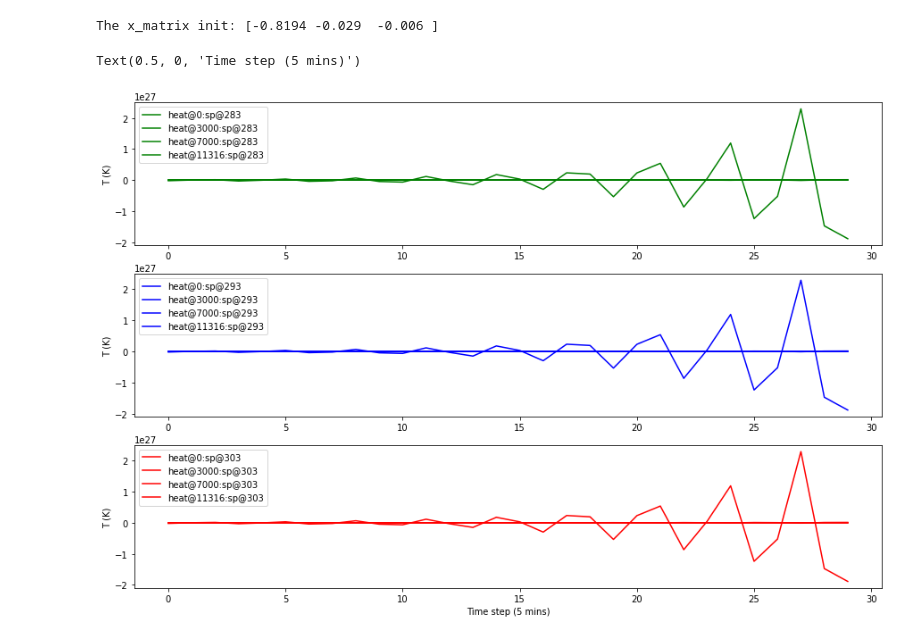
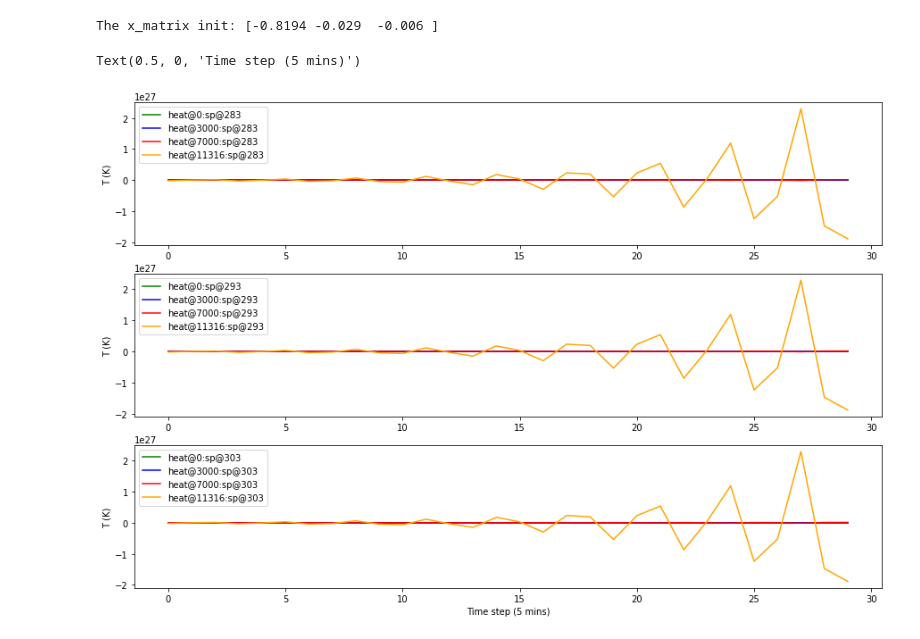
Before and after one commit to henze-research-group/MODRLC, a Jupyter notebook: examples/python/dompc/n4sidtesting.ipynb, the cells around one changed output. Cells and saved outputs as stored; diff of their text form; code cells hidden in the pictures.

```diff
--- a/examples/python/dompc/n4sidtesting.ipynb
+++ b/examples/python/dompc/n4sidtesting.ipynb
@@ -287,34 +234,35 @@ for t_heat_setpoint in t_heat_setpoint_range:
         #     print(_x.shape)
 
         #     print(b_matrix.shape)
         #     print(_u.shape)
             x_next = a_matrix @ _x + b_matrix @ _u
             y_modeled = c_matrix @ _x + d_matrix @ _u
         #     display(x_next)
         #     display(y_modeled)
             _x = x_next
 
             temps.append(y_modeled[0])
             sims[index]["temperature"].append(y_modeled[0])
 
         #     print(temps)
 #             print(f"Indoor air temperature do-mpc: {results['mpc']['_x', 't_indoor'][t][0]:.2f}, y_modeled: {y_modeled[0]:.2f}. H_sp: {t_heat_setpoint} C_sp: {t_cool_setpoint} ")
 
-colors = ['green', 'blue', 'red', 'yellow']
+
 fig = plt.figure(figsize=(15, 10))
-
+colors = ['green', 'blue', 'red', 'orange']
 for i_1, t_heating_setpoint in enumerate(t_heat_setpoint_range):
     fig.add_subplot(len(t_heat_setpoint_range), 1, i_1+1)
+
     for i_2, heat in enumerate(heating_range):
         index = f"{t_heat_setpoint}_{heat}"
-        plt.plot(sims[index]["temperature"], colors[i_1], label=f"heat@{heat}:sp@{t_heating_setpoint}")
+        plt.plot(sims[index]["temperature"], colors[i_2], label=f"heat@{heat}:sp@{t_heating_setpoint}")
 
     plt.ylabel('T (K)')
     plt.legend()
 #     plt.title('Indoor Temperatures')
 
 plt.xlabel('Time step (5 mins)')
 # %% [output]
 The x_matrix init: [-0.8194 -0.029  -0.006 ]
 Text(0.5, 0, 'Time step (5 mins)')
-[figure, old version]
+[figure, new version]
```
Also changed, not shown: parts of 2 cells of this notebook, 1 other file.
